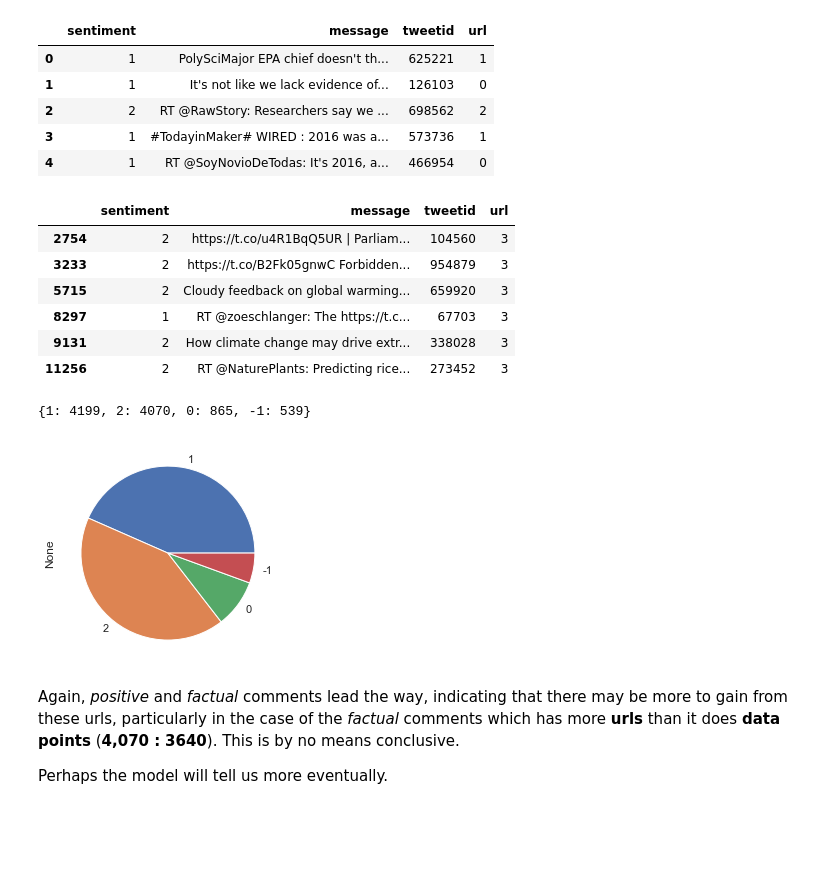
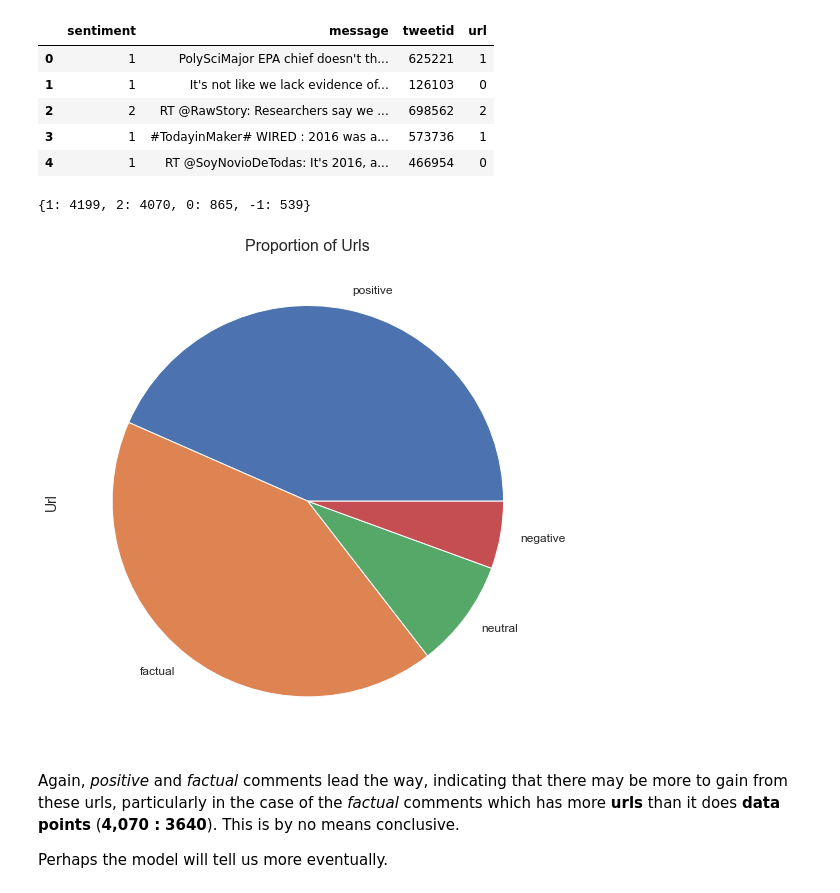
Before and after one commit to gogzicole/classification-predict-streamlit-group3, a Jupyter notebook: starter-notebook.ipynb, the cells around one changed output. Cells and saved outputs as stored; diff of their text form; code cells hidden in the pictures; blank space fills up the shorter version.

```diff
--- a/starter-notebook.ipynb
+++ b/starter-notebook.ipynb
@@ -170,6 +173,12 @@ Gladly, the negative sentiments come in tops from the bottom (__1,296__). These
 # %% [markdown]
 Now the chart.
 # %%
-labels_proportions.plot(kind="pie")
-plt.xticks(rotation=0)
-plt.show()
+def plot_series(series, kind='pie', name='sentiment'):
+    import matplotlib as mpl
+    mpl.rcParams['xtick.labelsize'] = 12
+    series.index = ['positive', 'factual', 'neutral', 'negative']
+    series.plot(kind=kind, figsize=(12, 9))
+    plt.ylabel(name, fontsize=14)
+    plt.xticks(rotation=0)
+    plt.title(f'Proportion of {name}s', fontsize=16)
+    return
@@ -317,18 +341,6 @@ df_copy.head()
 | 2 | 2 | RT @RawStory: Researchers say we ... | 698562 | 2 |
 | 3 | 1 | #TodayinMaker# WIRED : 2016 was a... | 573736 | 1 |
 | 4 | 1 | RT @SoyNovioDeTodas: It's 2016, a... | 466954 | 0 |
-# %%
-maxf = max(list(df_copy.url))
-
-df_copy[df_copy.url == maxf]
-# %% [output]
-|  | sentiment | message | tweetid | url |
-| 2754 | 2 | https://t.co/u4R1BqQ5UR | Parliam... | 104560 | 3 |
-| 3233 | 2 | https://t.co/B2Fk05gnwC Forbidden... | 954879 | 3 |
-| 5715 | 2 | Cloudy feedback on global warming... | 659920 | 3 |
-| 8297 | 1 | RT @zoeschlanger: The https://t.c... | 67703 | 3 |
-| 9131 | 2 | How climate change may drive extr... | 338028 | 3 |
-| 11256 | 2 | RT @NaturePlants: Predicting rice... | 273452 | 3 |
 # %%
 count_dict = {}
 
@@ -340,11 +352,9 @@ count_dict
 # %% [output]
 {1: 4199, 2: 4070, 0: 865, -1: 539}
 # %%
-pd.Series(count_dict).plot(kind='pie')
-plt.xticks(rotation=0)
-plt.show()
+plot_series(pd.Series(count_dict), name='Url')
 # %% [output]
-[figure, old version]
+[figure, new version]
 # %% [markdown]
 Again, _positive_ and _factual_ comments lead the way, indicating that there may be more to gain from these urls, particularly in the case of the _factual_ comments which has more **urls** than it does **data points** (__4,070 :__ __3640__). This is by no means conclusive.
 
```
Also changed, not shown: parts of 157 cells of this notebook, 1 other file.
